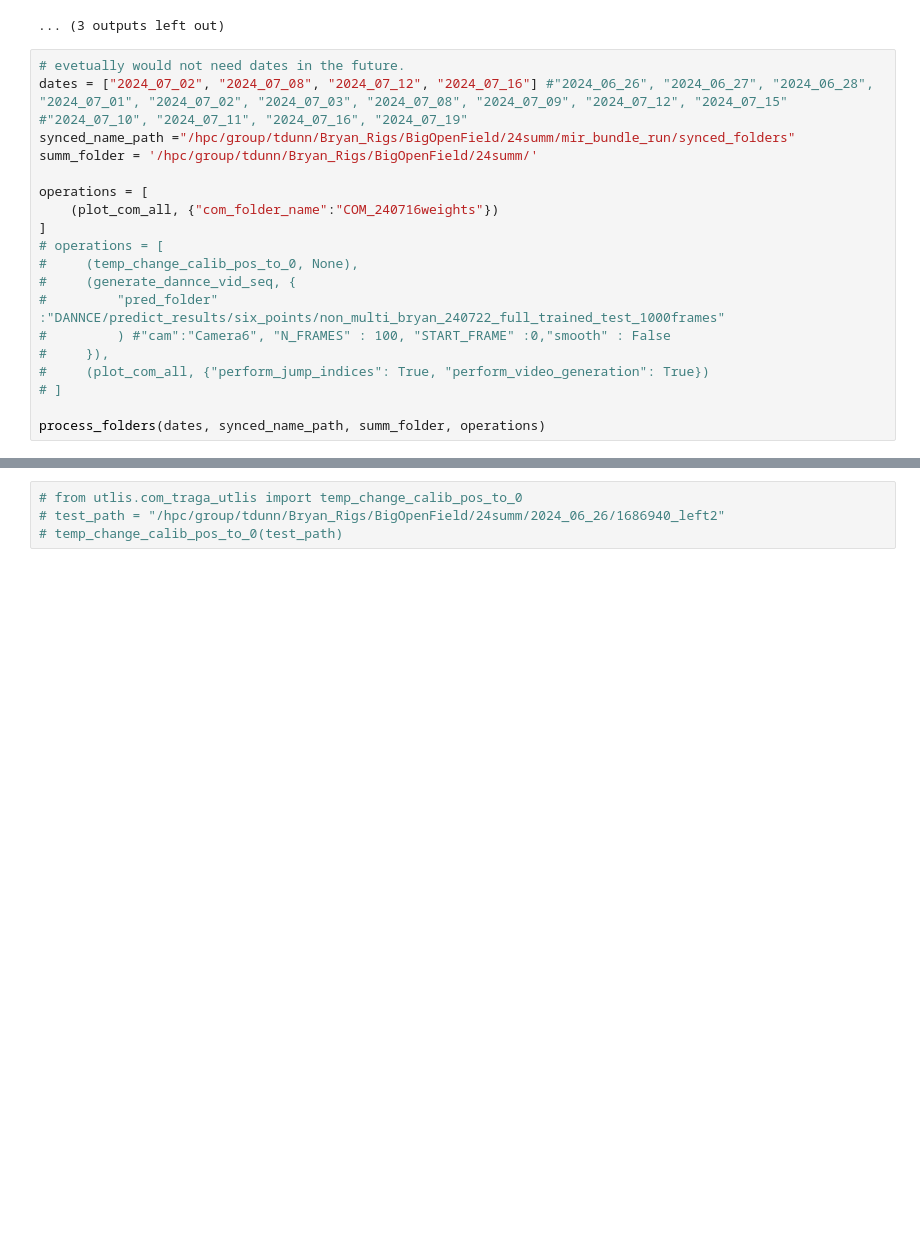
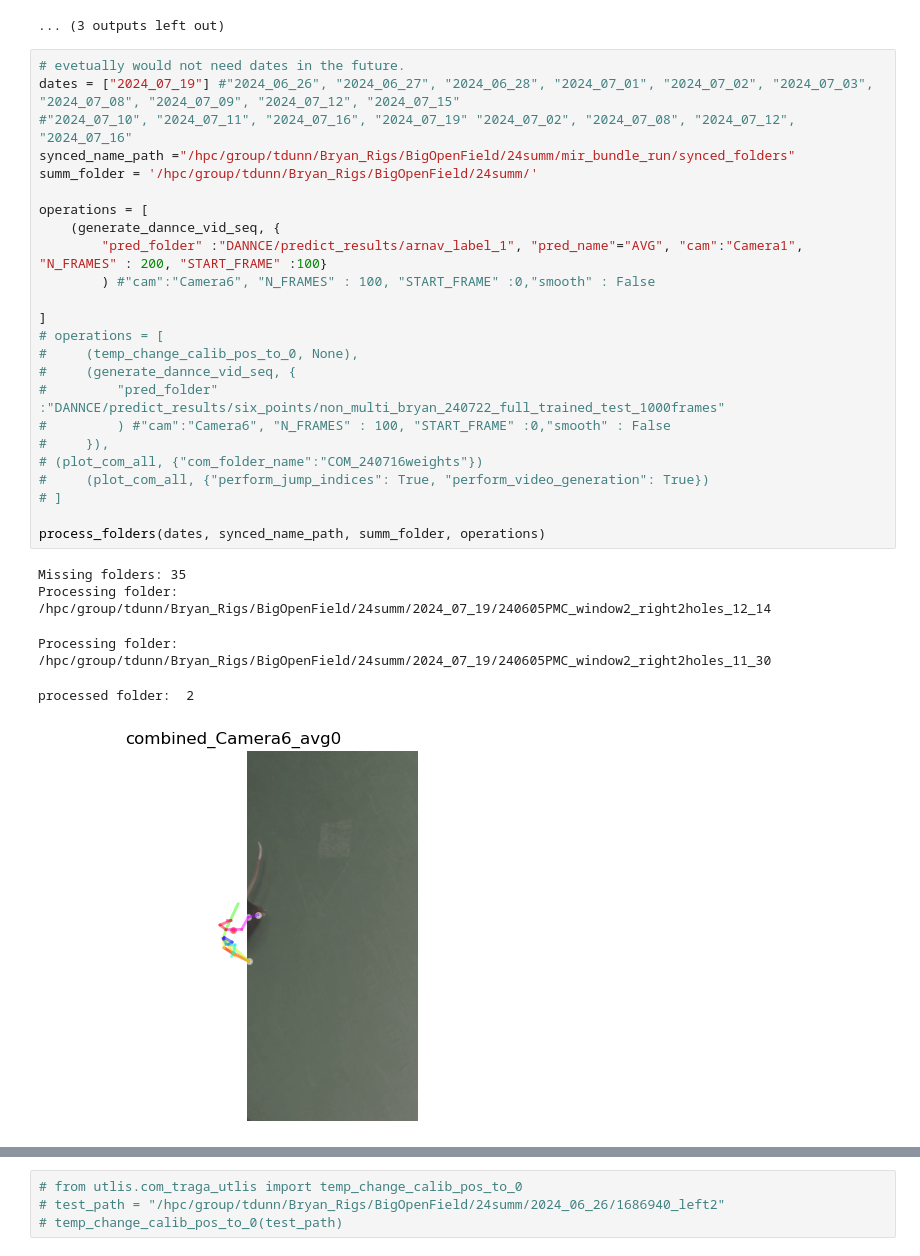
Before and after one commit to gadsfly/BBOP, a Jupyter notebook: exe_bundle_dynamic_function.ipynb, the cells around one changed output, grey strips where cells are left out. Saved outputs shown, nothing was run; the diff lists cells and outputs as text; blank space fills up the shorter version.

Commit message:
revised more dynamic use of function for dannce plotting.

```diff
--- a/exe_bundle_dynamic_function.ipynb
+++ b/exe_bundle_dynamic_function.ipynb
@@ -42,21 +42,31 @@ Processing folder: /hpc/group/tdunn/Bryan_Rigs/BigOpenField/24summ/2024_07_19/24
 ... (3 outputs left out)
 # %%
 # evetually would not need dates in the future.
-dates = ["2024_07_02", "2024_07_08", "2024_07_12", "2024_07_16"] #"2024_06_26", "2024_06_27", "2024_06_28", "2024_07_01", "2024_07_02", "2024_07_03", "2024_07_08", "2024_07_09", "2024_07_12", "2024_07_15"
-#"2024_07_10", "2024_07_11", "2024_07_16", "2024_07_19"
+dates = ["2024_07_19"] #"2024_06_26", "2024_06_27", "2024_06_28", "2024_07_01", "2024_07_02", "2024_07_03", "2024_07_08", "2024_07_09", "2024_07_12", "2024_07_15"
+#"2024_07_10", "2024_07_11", "2024_07_16", "2024_07_19" "2024_07_02", "2024_07_08", "2024_07_12", "2024_07_16"
 synced_name_path ="/hpc/group/tdunn/Bryan_Rigs/BigOpenField/24summ/mir_bundle_run/synced_folders"
 summ_folder = '/hpc/group/tdunn/Bryan_Rigs/BigOpenField/24summ/'
 
 operations = [
-    (plot_com_all, {"com_folder_name":"COM_240716weights"})
+    (generate_dannce_vid_seq, {
+        "pred_folder" :"DANNCE/predict_results/arnav_label_1", "pred_name"="AVG", "cam":"Camera1", "N_FRAMES" : 200, "START_FRAME" :100}
+        ) #"cam":"Camera6", "N_FRAMES" : 100, "START_FRAME" :0,"smooth" : False
+
 ]
 # operations = [
 #     (temp_change_calib_pos_to_0, None),
 #     (generate_dannce_vid_seq, {
 #         "pred_folder" :"DANNCE/predict_results/six_points/non_multi_bryan_240722_full_trained_test_1000frames"
 #         ) #"cam":"Camera6", "N_FRAMES" : 100, "START_FRAME" :0,"smooth" : False
 #     }),
+# (plot_com_all, {"com_folder_name":"COM_240716weights"})
 #     (plot_com_all, {"perform_jump_indices": True, "perform_video_generation": True})
 # ]
 
 process_folders(dates, synced_name_path, summ_folder, operations)
+# %% [output]
+Missing folders: 35
+Processing folder: /hpc/group/tdunn/Bryan_Rigs/BigOpenField/24summ/2024_07_19/240605PMC_window2_right2holes_12_14
+Processing folder: /hpc/group/tdunn/Bryan_Rigs/BigOpenField/24summ/2024_07_19/240605PMC_window2_right2holes_11_30
+processed folder:  2
+[figure, added]
```
Also changed, not shown: parts of 1 cell of this notebook, 1 other file.
